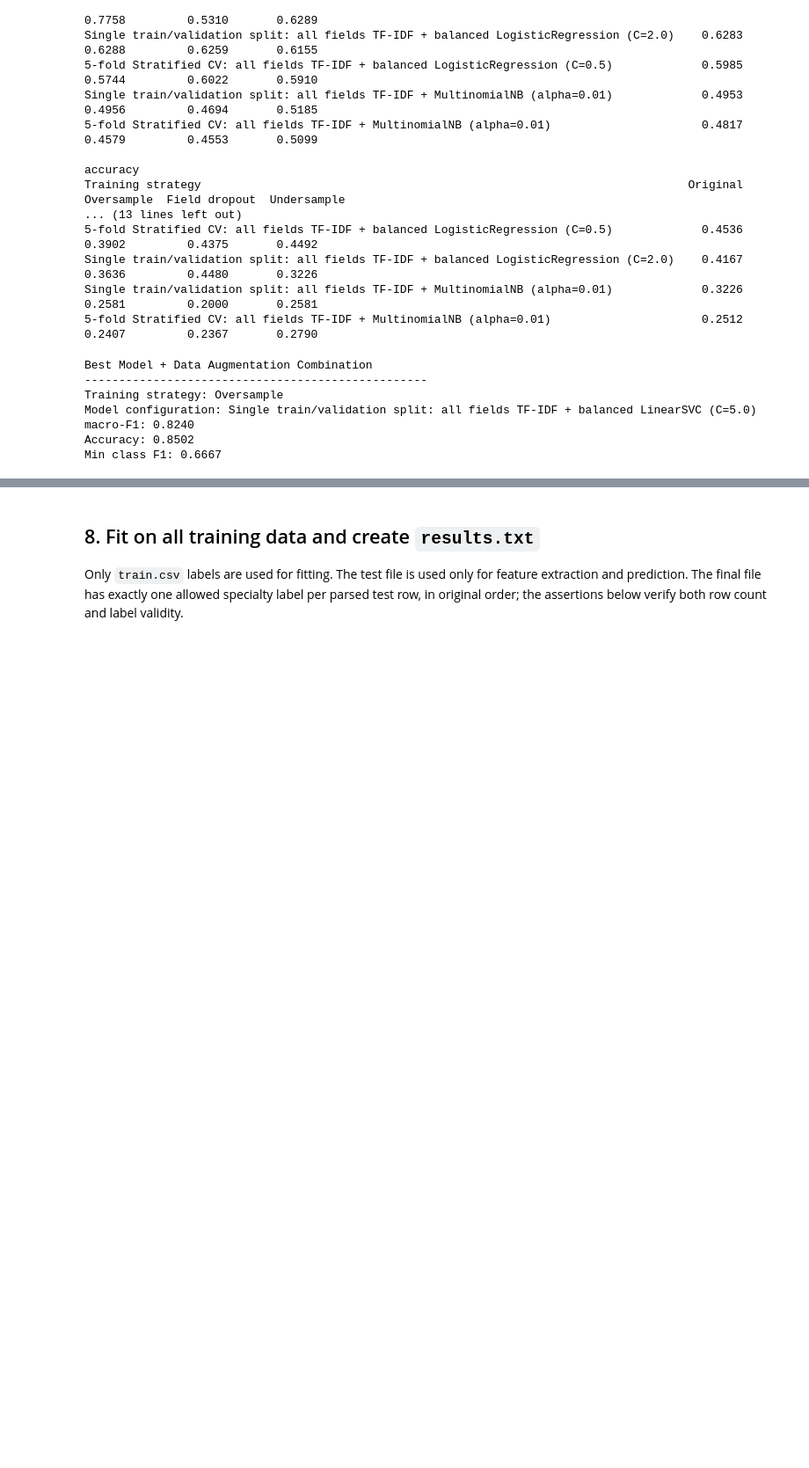
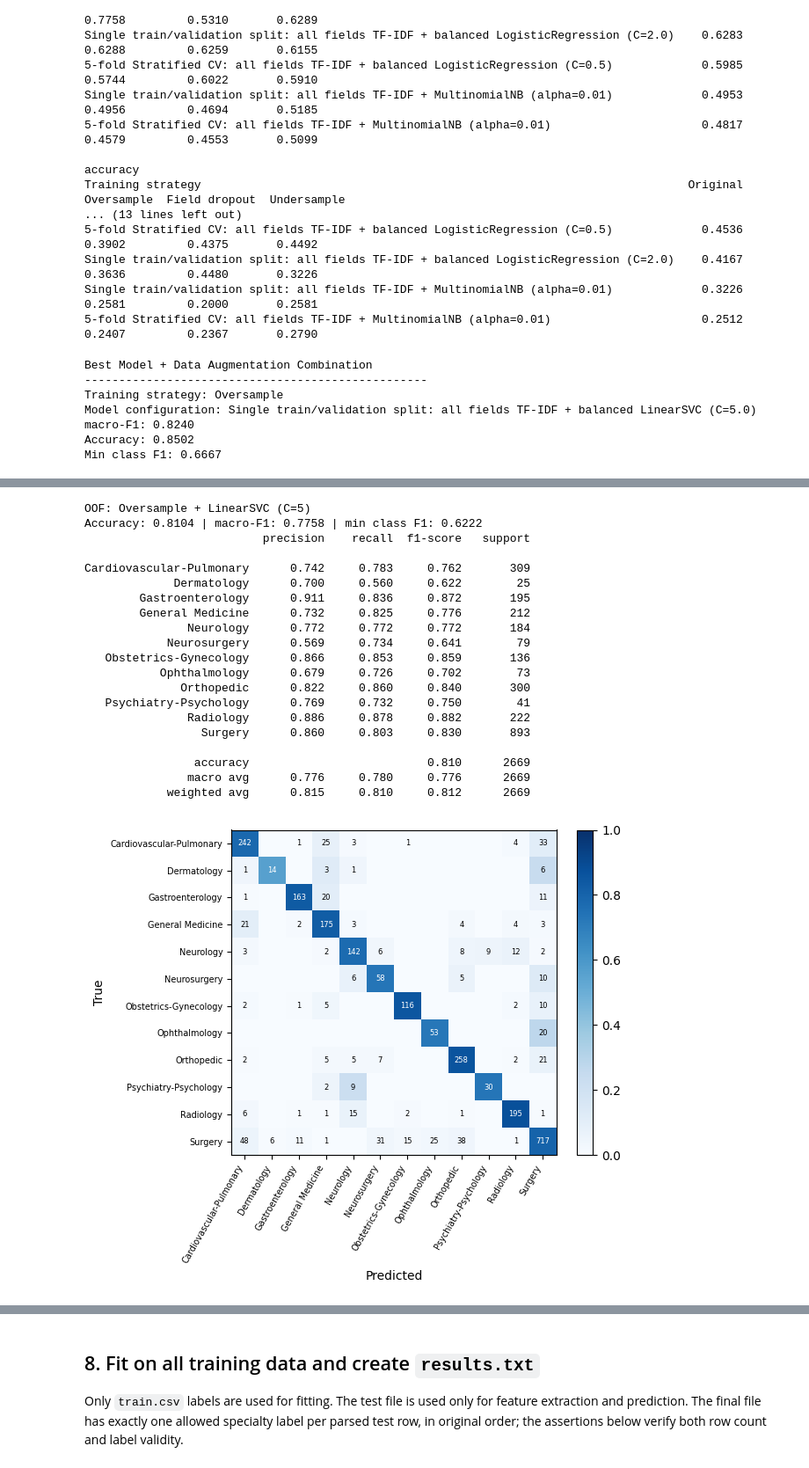
Before and after one commit to yangyey/ln, a Jupyter notebook: proj.ipynb, the cells around one changed output, grey strips where cells are left out. Shown at 88% size. Drawn from its saved outputs; the diff is of its cells as text; code cells hidden in the pictures; blank space fills up the shorter version.

Commit message:
confusion matrix

```diff
--- a/proj.ipynb
+++ b/proj.ipynb
@@ -861,0 +866,67 @@ Min class F1: 0.6667
+# %%
+final_oof = np.empty(len(y), dtype=object)
+for train_idx, valid_idx in skf.split(train_text, y):
+    # Resample only the training fold; validation rows stay untouched
+    fold_train = oversample(train_clean.iloc[train_idx])
+    features = make_features()
+    X_tr = features.fit_transform(combine_fields(fold_train))
+    X_va = features.transform(train_text.iloc[valid_idx])
+    model = LinearSVC(C=5.0, class_weight='balanced', random_state=42)
+    model.fit(X_tr, fold_train['medical_specialty'].to_numpy())
+    final_oof[valid_idx] = model.predict(X_va)
+
+report_scores('OOF: Oversample + LinearSVC (C=5)', y, final_oof)
+
+# Row-normalized confusion matrix (recall per true class), raw counts in cells
+cm = confusion_matrix(y, final_oof, labels=CLASS_ORDER)
+cm_norm = cm / cm.sum(axis=1, keepdims=True)
+fig, ax = plt.subplots(figsize=(6.5, 5.5))
+im = ax.imshow(cm_norm, cmap='Blues', vmin=0, vmax=1)
+ax.set_xticks(range(len(CLASS_ORDER)), CLASS_ORDER, rotation=60, ha='right', fontsize=7)
+ax.set_yticks(range(len(CLASS_ORDER)), CLASS_ORDER, fontsize=7)
+for i in range(len(CLASS_ORDER)):
+    for j in range(len(CLASS_ORDER)):
+        if cm[i, j]:
+            ax.text(j, i, cm[i, j], ha='center', va='center', fontsize=6,
+                    color='white' if cm_norm[i, j] > 0.5 else 'black')
+ax.set_xlabel('Predicted')
+ax.set_ylabel('True')
+fig.colorbar(im, fraction=0.046)
+plt.tight_layout()
+#fig.savefig('confusion_matrix.pdf', bbox_inches='tight')
+plt.show()
+
+# Most frequent confusion pairs
+pairs = pd.DataFrame({'true': y, 'pred': final_oof})
+errors = pairs[pairs['true'] != pairs['pred']]
+print(f'Errors: {len(errors)}/{len(y)} ({len(errors) / len(y):.1%})')
+print(errors.value_counts().head(10).to_string())
+
+# Real misclassified examples from the top confusion pairs
+for (t, p), _ in errors.value_counts().head(3).items():
+    print(f'\n=== True: {t}  ->  Predicted: {p} ===')
+    for i in errors[(errors['true'] == t) & (errors['pred'] == p)].index[:3]:
+        row = train_clean.iloc[i]
+        print(f'- [{row["sample_name"]}] {row["description"][:200]}')
+# %% [output]
+OOF: Oversample + LinearSVC (C=5)
+Accuracy: 0.8104 | macro-F1: 0.7758 | min class F1: 0.6222
+                          precision    recall  f1-score   support
+
+Cardiovascular-Pulmonary      0.742     0.783     0.762       309
+             Dermatology      0.700     0.560     0.622        25
+        Gastroenterology      0.911     0.836     0.872       195
+        General Medicine      0.732     0.825     0.776       212
+               Neurology      0.772     0.772     0.772       184
+            Neurosurgery      0.569     0.734     0.641        79
+   Obstetrics-Gynecology      0.866     0.853     0.859       136
+           Ophthalmology      0.679     0.726     0.702        73
+              Orthopedic      0.822     0.860     0.840       300
+   Psychiatry-Psychology      0.769     0.732     0.750        41
+               Radiology      0.886     0.878     0.882       222
+                 Surgery      0.860     0.803     0.830       893
+
+                accuracy                          0.810      2669
+               macro avg      0.776     0.780     0.776      2669
+            weighted avg      0.815     0.810     0.812      2669
+[figure, added]
```
Also changed, not shown: parts of 3 cells of this notebook.
